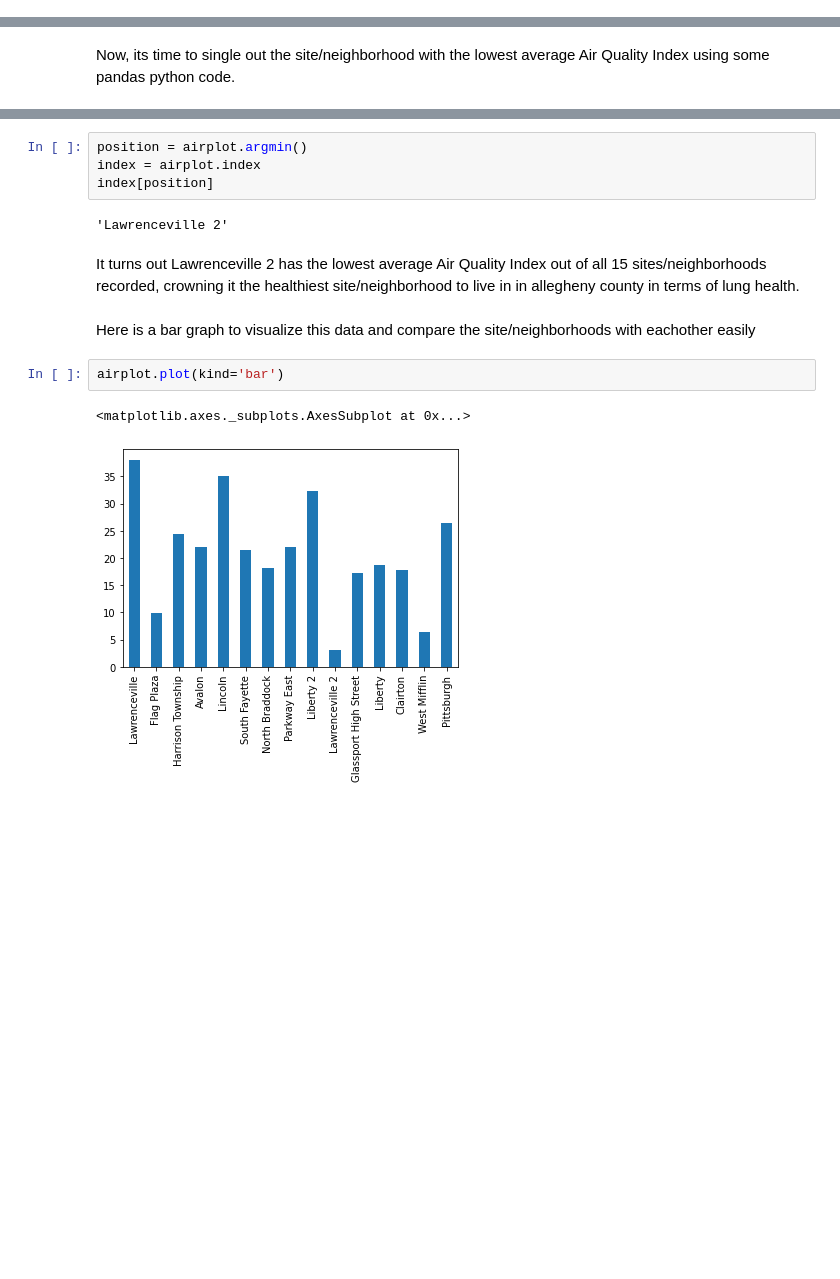
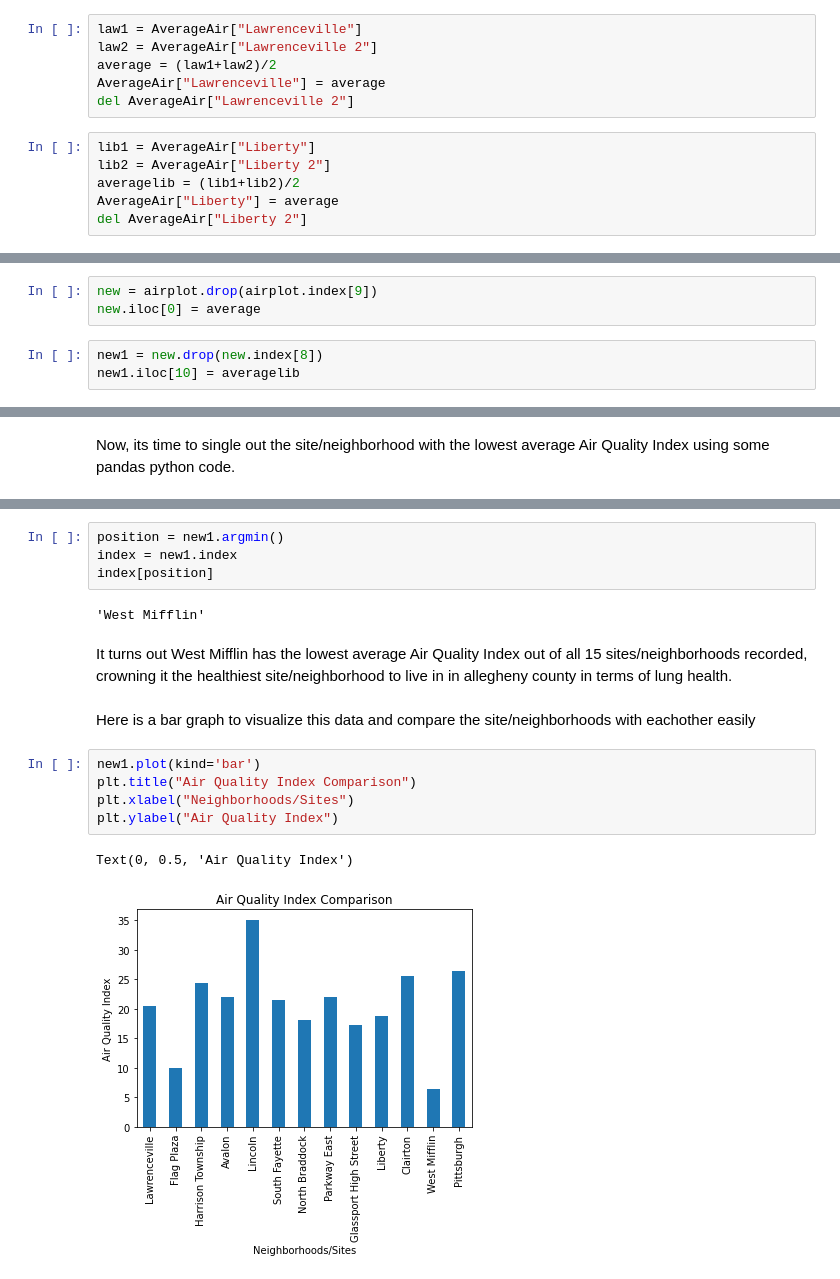
Before and after one commit to Equinox2005/Final-Project, a Jupyter notebook: AQI1.ipynb, the cells around one changed output, grey strips where cells are left out. Cells and saved outputs as stored; diff of their text form; blank space fills up the shorter version.

```diff
--- a/AQI1.ipynb
+++ b/AQI1.ipynb
@@ -117,0 +123,12 @@ airplot = pd.Series(AverageAir)
+# %%
+law1 = AverageAir["Lawrenceville"]
+law2 = AverageAir["Lawrenceville 2"]
+average = (law1+law2)/2
+AverageAir["Lawrenceville"] = average
+del AverageAir["Lawrenceville 2"]
+# %%
+lib1 = AverageAir["Liberty"]
+lib2 = AverageAir["Liberty 2"]
+averagelib = (lib1+lib2)/2
+AverageAir["Liberty"] = average
+del AverageAir["Liberty 2"]
@@ -118,5 +151,11 @@ airplot = pd.Series(AverageAir)
 # %% [markdown]
 Now, lets find the sites/neighborhoods that have an average AQI below the mean.
+# %%
+new = airplot.drop(airplot.index[9])
+new.iloc[0] = average
+# %%
+new1 = new.drop(new.index[8])
+new1.iloc[10] = averagelib
 # %%
 goodair = {}
 n=0
@@ -177,15 +214,18 @@ It seems that the lowest Air Quality index is 3.081086519114688. Lets find out w
 # %%
-position = airplot.argmin()
-index = airplot.index
+position = new1.argmin()
+index = new1.index
 index[position]
 # %% [output]
-'Lawrenceville 2'
+'West Mifflin'
 # %% [markdown]
-It turns out Lawrenceville 2 has the lowest average Air Quality Index out of all 15 sites/neighborhoods recorded, crowning it the healthiest site/neighborhood to live in in allegheny county in terms of lung health.
+It turns out West Mifflin has the lowest average Air Quality Index out of all 15 sites/neighborhoods recorded, crowning it the healthiest site/neighborhood to live in in allegheny county in terms of lung health.
 # %% [markdown]
 Here is a bar graph to visualize this data and compare the site/neighborhoods with eachother easily
-# %%
-airplot.plot(kind='bar')
-# %% [output]
-<matplotlib.axes._subplots.AxesSubplot at 0x...>
-[figure, removed]
+# %%
+new1.plot(kind='bar')
+plt.title("Air Quality Index Comparison")
+plt.xlabel("Neighborhoods/Sites")
+plt.ylabel("Air Quality Index")
+# %% [output]
+Text(0, 0.5, 'Air Quality Index')
+[figure, added]
```
Also changed, not shown: parts of 8 cells of this notebook.
